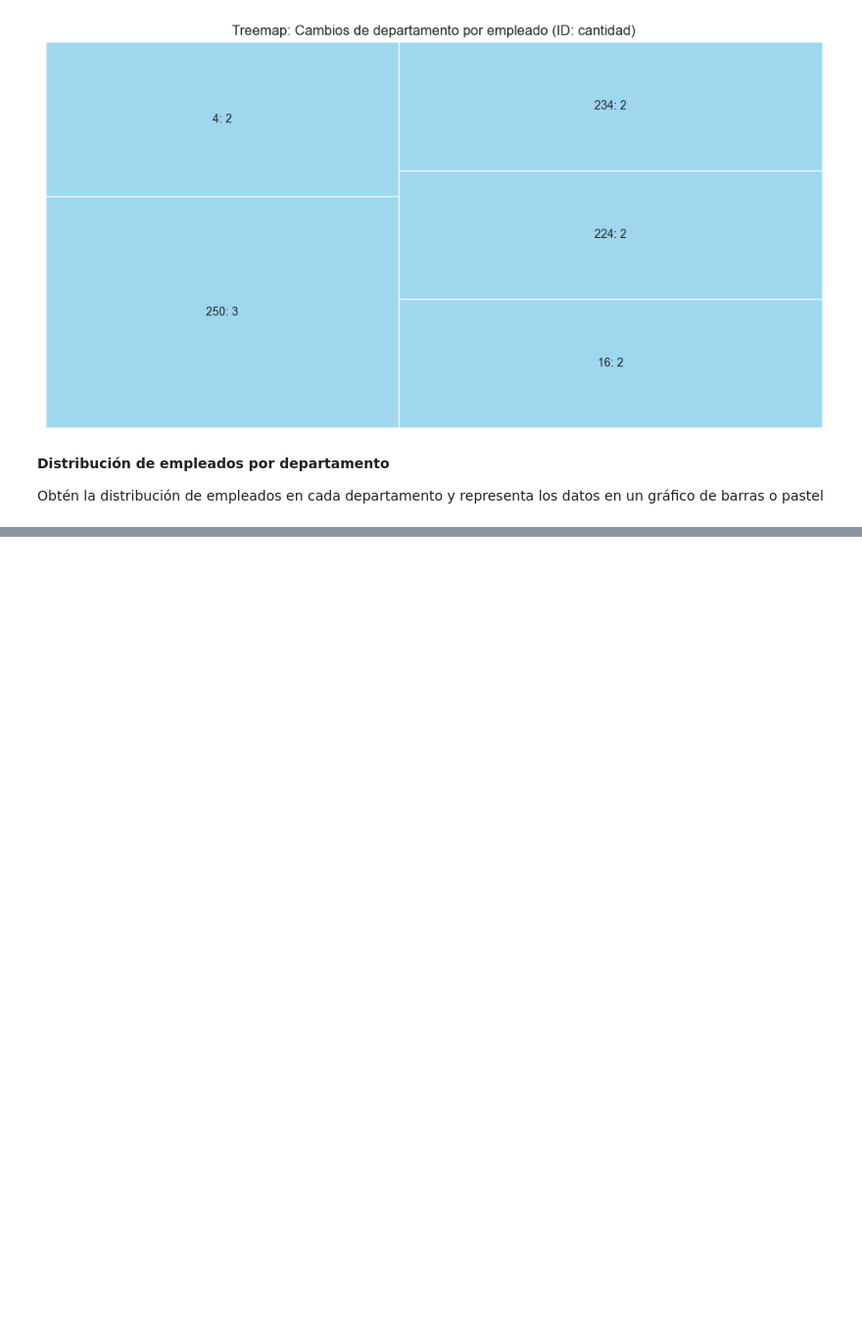
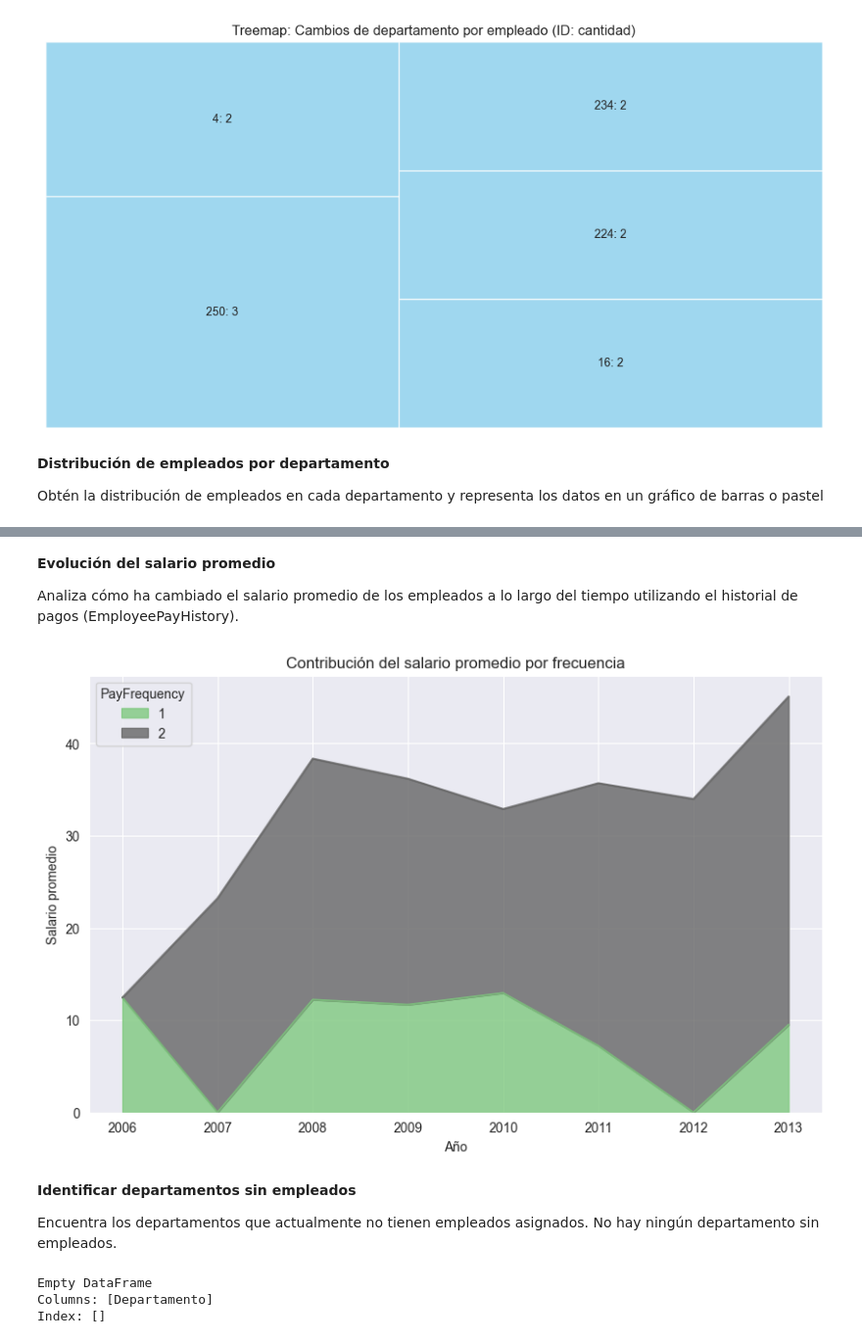
Before and after one commit to Raykersez/FCC-ADPython--Proyectos, a Jupyter notebook: HR-AdventureWorks.ipynb, the cells around one changed output, grey strips where cells are left out. Shown at 98% size. Cells and saved outputs as stored; diff of their text form; code cells hidden in the pictures; blank space fills up the shorter version.

```diff
--- a/HR-AdventureWorks.ipynb
+++ b/HR-AdventureWorks.ipynb
@@ -122,0 +122,44 @@ plt.show()
+# %% [markdown]
+**Evolución del salario promedio**
+
+Analiza cómo ha cambiado el salario promedio de los empleados a lo largo del tiempo utilizando el historial de pagos (EmployeePayHistory).
+# %%
+query = """
+SELECT EPH.RateChangeDate AS Año, EPH.PayFrequency, AVG(EPH.Rate) AS SalarioPromedio
+FROM HumanResources.EmployeePayHistory EPH
+GROUP BY EPH.RateChangeDate, EPH.PayFrequency
+ORDER BY Año, PayFrequency;
+"""
+df = pd.read_sql(query, engine)
+
+df["Año"] = pd.to_datetime(df["Año"]).dt.year
+pivot_df = df.pivot_table(index="Año", columns="PayFrequency", values="SalarioPromedio")
+
+pivot_df.plot(kind="area", stacked=True, figsize=(10, 6), cmap="Accent", alpha=0.8)
+plt.title("Contribución del salario promedio por frecuencia")
+plt.ylabel("Salario promedio")
+plt.xlabel("Año")
+plt.grid(True)
+plt.show()
+# %% [output]
+[figure, added]
+# %% [markdown]
+**Identificar departamentos sin empleados**
+
+Encuentra los departamentos que actualmente no tienen empleados asignados. No hay ningún departamento sin empleados.
+# %%
+query ="""
+SELECT HRD.Name AS Departamento
+FROM HumanResources.Department HRD
+LEFT JOIN HumanResources.EmployeeDepartmentHistory HREDH
+    ON HRD.DepartmentID = HREDH.DepartmentID
+    AND HREDH.EndDate IS NULL
+WHERE HREDH.BusinessEntityID IS NULL
+ORDER BY HRD.Name;
+"""
+df = pd.read_sql(query, engine)
+print(df.head())
+# %% [output]
+Empty DataFrame
+Columns: [Departamento]
+Index: []
```
Also changed, not shown: parts of 3 cells of this notebook.
